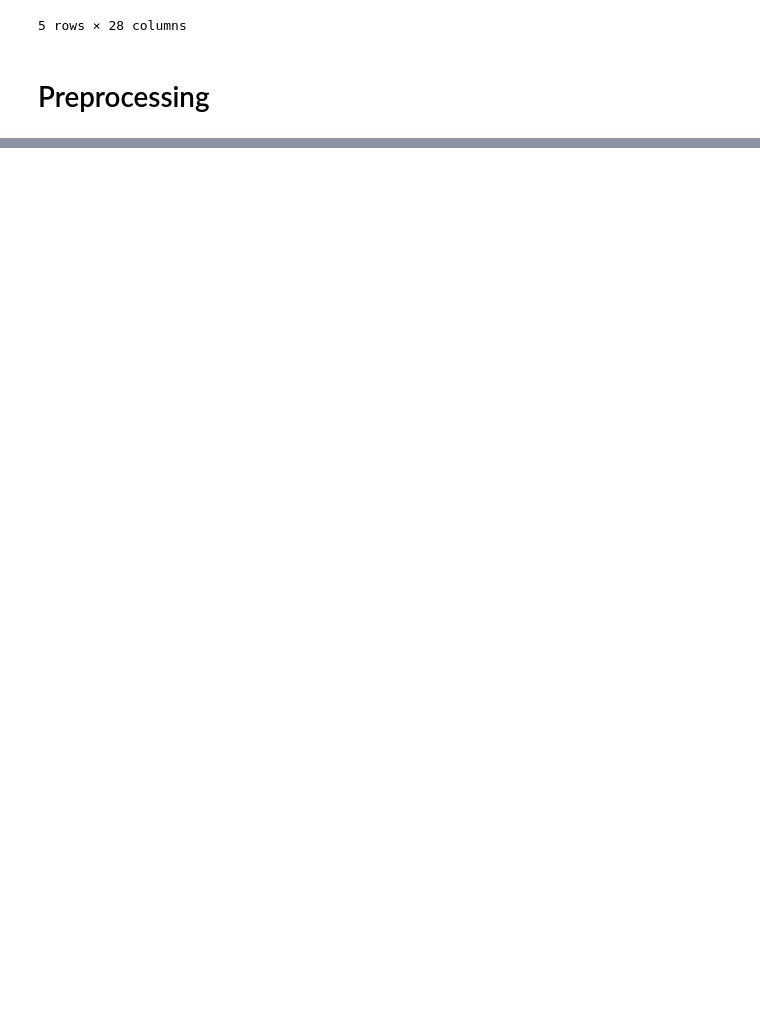
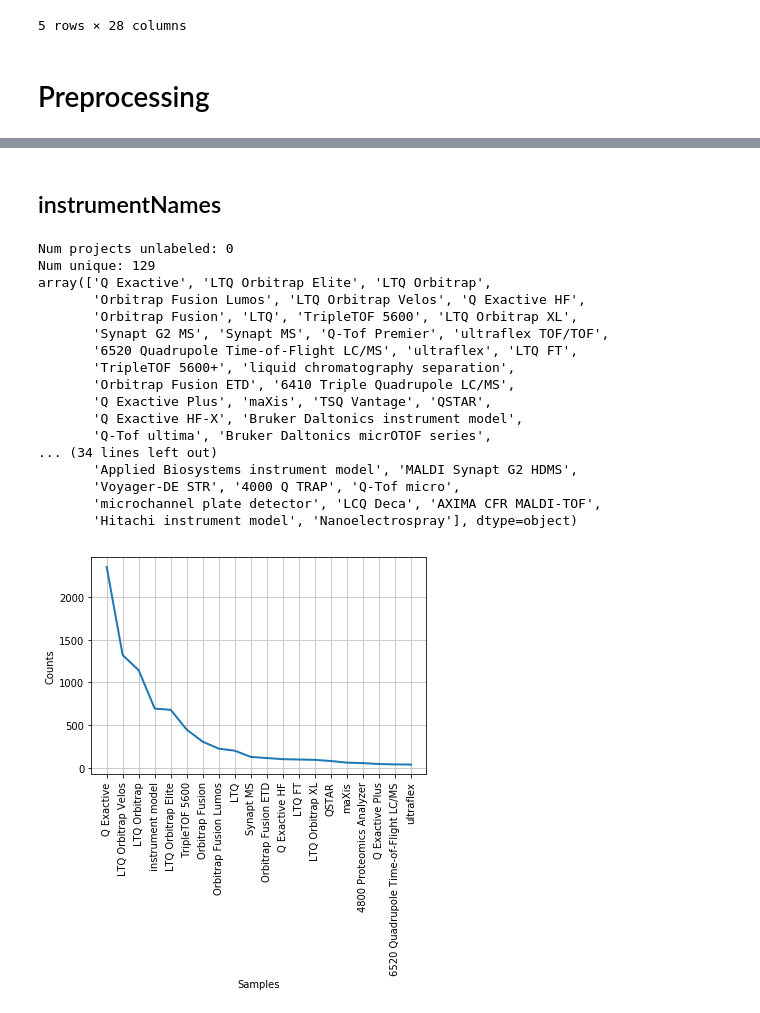
Before and after one commit to austinkeller/proteomics-nlp-exploration, a Jupyter notebook: notebook.ipynb, the cells around one changed output, grey strips where cells are left out. Drawn from its saved outputs; the diff is of its cells as text; code cells hidden in the pictures; blank space fills up the shorter version.

```diff
--- a/notebook.ipynb
+++ b/notebook.ipynb
@@ -203,0 +287,28 @@ df.to_json("raw/PRIDE_projects.json")
+# %% [markdown]
+## instrumentNames
+# %%
+print("Num projects unlabeled: " + str(df[~df.instrumentNames.apply(lambda x: len(x) > 0)].shape[0]))
+print("Num unique: " + str(len(pd.unique([item for sublist in df.instrumentNames for item in sublist]))))
+pprint.pprint(pd.unique([item for sublist in df.instrumentNames for item in sublist]))
+freq = nltk.FreqDist([item for sublist in df.instrumentNames for item in sublist])
+
+freq.plot(20, cumulative=False)
+# %% [output]
+Num projects unlabeled: 0
+Num unique: 129
+array(['Q Exactive', 'LTQ Orbitrap Elite', 'LTQ Orbitrap',
+       'Orbitrap Fusion Lumos', 'LTQ Orbitrap Velos', 'Q Exactive HF',
+       'Orbitrap Fusion', 'LTQ', 'TripleTOF 5600', 'LTQ Orbitrap XL',
+       'Synapt G2 MS', 'Synapt MS', 'Q-Tof Premier', 'ultraflex TOF/TOF',
+       '6520 Quadrupole Time-of-Flight LC/MS', 'ultraflex', 'LTQ FT',
+       'TripleTOF 5600+', 'liquid chromatography separation',
+       'Orbitrap Fusion ETD', '6410 Triple Quadrupole LC/MS',
+       'Q Exactive Plus', 'maXis', 'TSQ Vantage', 'QSTAR',
+       'Q Exactive HF-X', 'Bruker Daltonics instrument model',
+       'Q-Tof ultima', 'Bruker Daltonics micrOTOF series',
+... (34 lines left out)
+       'Applied Biosystems instrument model', 'MALDI Synapt G2 HDMS',
+       'Voyager-DE STR', '4000 Q TRAP', 'Q-Tof micro',
+       'microchannel plate detector', 'LCQ Deca', 'AXIMA CFR MALDI-TOF',
+       'Hitachi instrument model', 'Nanoelectrospray'], dtype=object)
+[figure, added]
```
Also changed, not shown: parts of 78 cells of this notebook, 1 other file.
